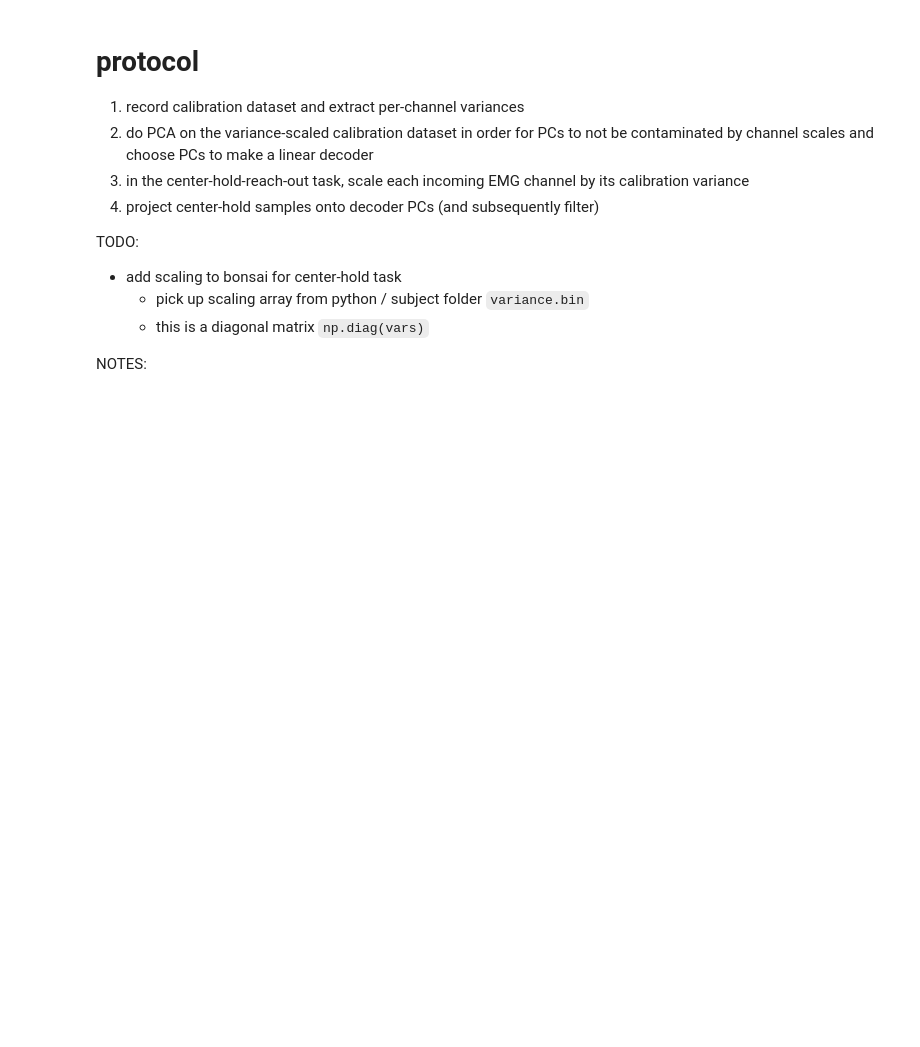
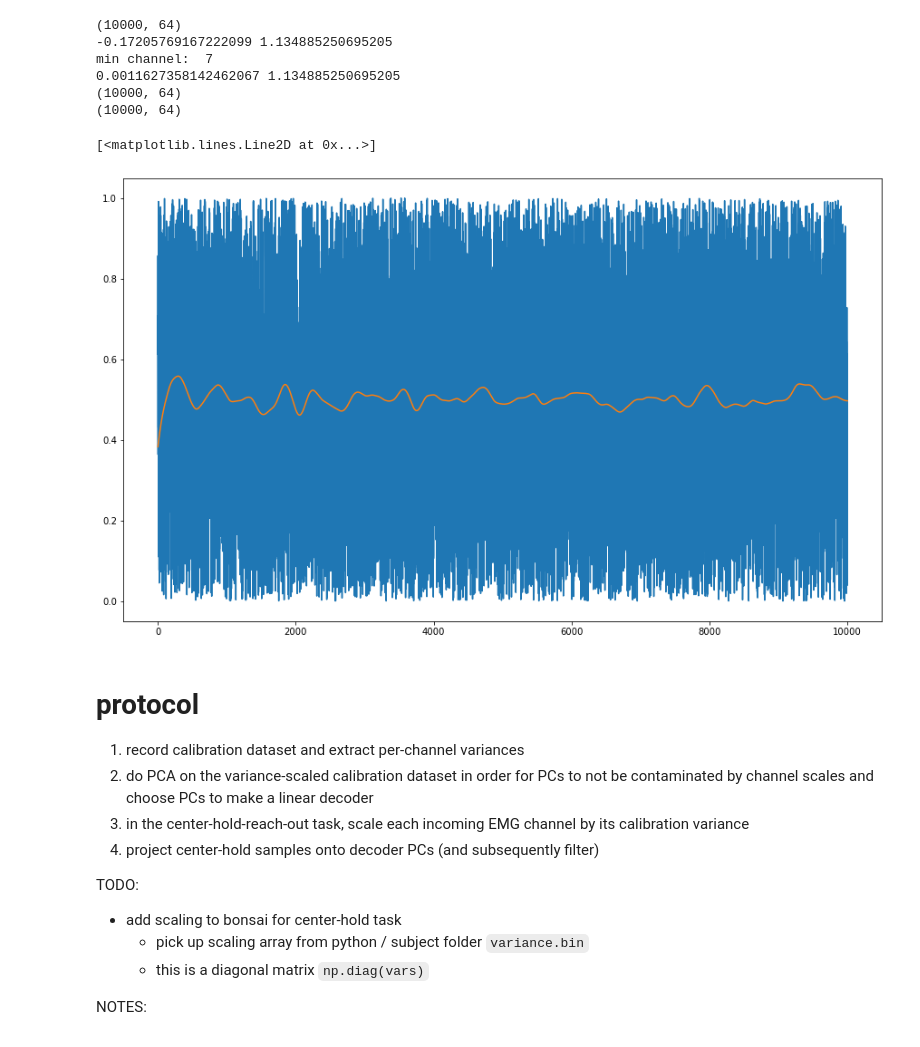
Before and after one commit to spewil/kyberphysics, a Jupyter notebook: notebooks/mappings.ipynb, the cells around one changed output. Drawn from its saved outputs; the diff is of its cells as text; code cells hidden in the pictures; blank space fills up the shorter version.

```diff
--- a/notebooks/mappings.ipynb
+++ b/notebooks/mappings.ipynb
@@ -15,6 +15,21 @@ from pathlib import Path
 
 from analysis import analysis # this works because same package
 from utils import utils, files # sibling package...
+# %%
+r = np.random.rand(10000,64)
+f = filter_emg(r)
+print(f.shape)
+plt.plot(r[:,12])
+plt.plot(f[:,12])
+# %% [output]
+(10000, 64)
+-0.17205769167222099 1.134885250695205
+min channel:  7
+0.0011627358142462067 1.134885250695205
+(10000, 64)
+(10000, 64)
+[<matplotlib.lines.Line2D at 0x...>]
+[figure, added]
 # %% [markdown]
 # protocol
 
```
Also changed, not shown: parts of 9 cells of this notebook, 6 other files.
